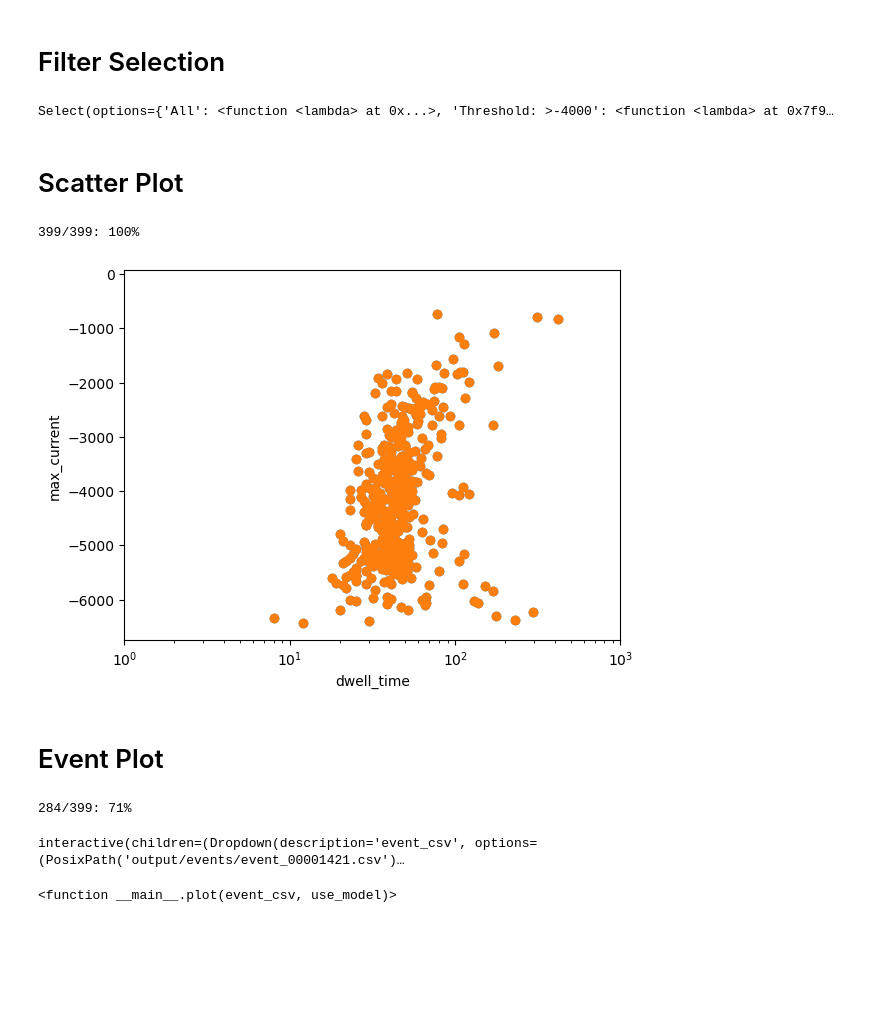
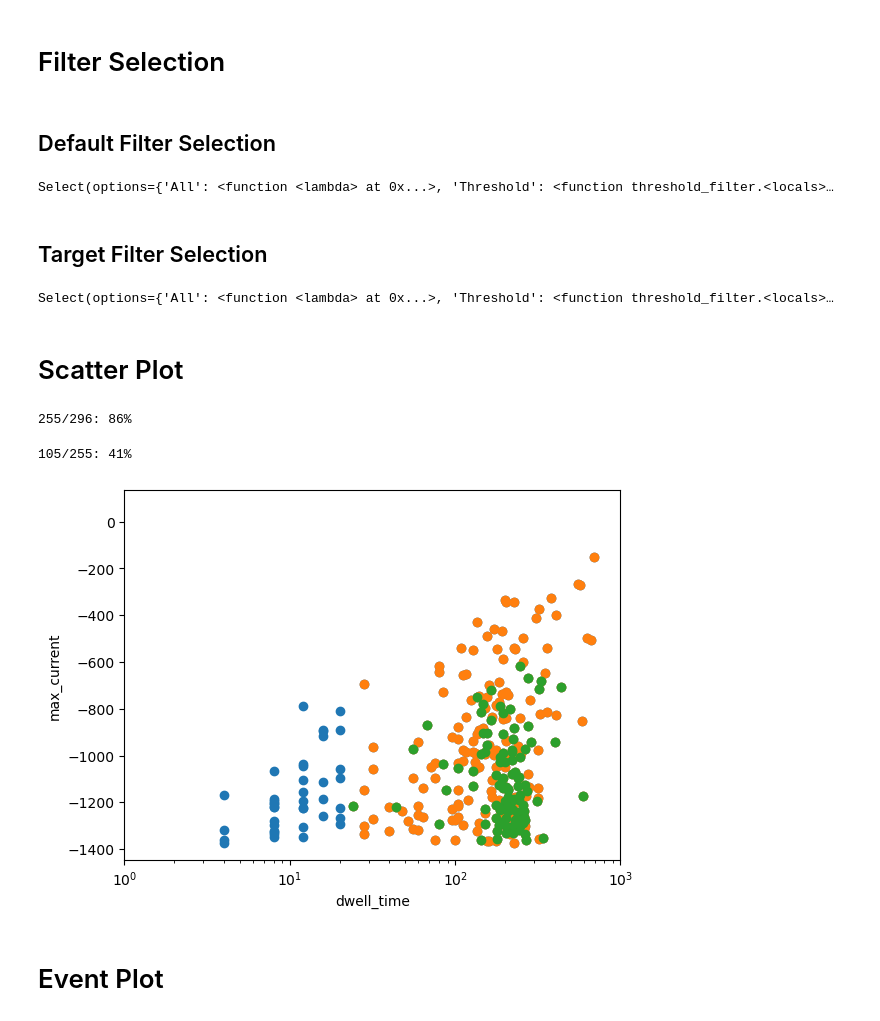
Before and after one commit to anabanted/ana_nanopore_analyzer, a Jupyter notebook: show_event.ipynb, the cells around one changed output. Saved outputs shown, nothing was run; the diff lists cells and outputs as text; code cells hidden in the pictures; blank space fills up the shorter version.

Commit message:
fix bug and use default filter

```diff
--- a/show_event.ipynb
+++ b/show_event.ipynb
@@ -15,11 +15,14 @@ def filter_events(event_filter, event_list):
     print(f"{len(filtered_events)}/{len(event_list)}: {int(len(filtered_events)/len(event_list)*100)}%")
     return filtered_events
 
-def plot_scatter(event_filter):
+def plot_scatter(event_filter, default_filter=lambda x: True, right=1000):
     all_events = event_list(events_path.value)
-    filtered_events = filter_events(event_filter, all_events)
-    nanopore_event.AllEvent(all_events).scatter_dwelltime_maxcurrent(threshold=-6500, right=1000)
-    nanopore_event.AllEvent(filtered_events).scatter_dwelltime_maxcurrent(threshold=-6500, right=1000)
+    filtered_events = filter_events(default_filter, all_events)
+    target_events = filter_events(event_filter, filtered_events)
+    nanopore_event.AllEvent(all_events).scatter_dwelltime_maxcurrent(right=right)
+    nanopore_event.AllEvent(filtered_events).scatter_dwelltime_maxcurrent(right=right)
+    nanopore_event.AllEvent(target_events).scatter_dwelltime_maxcurrent(right=right)
+
 
 def plot_event(event_path):
     event = nanopore_event.Event(event_path)
@@ -44,25 +47,44 @@ display(Kmax)
 [interactive output not drawn]
 # %% [markdown]
 # Filter Selection
+# %% [markdown]
+## Default Filter Selection
 # %%
 all_filter = lambda event_path: True
-threshold_filter = lambda event_path: nanopore_event.Event(event_path).max_current()>-4000
+
+def threshold_filter(threshold):
+    return lambda event_path: nanopore_event.Event(event_path).max_current()>threshold
 
 def n_peak_filter(n):
     return lambda event_path: nanopore_event.Event(event_path).count_peak(Kmax=Kmax.value) == n
 
-filter_dict = {"All": all_filter, "Threshold: >-4000": threshold_filter, "Two Peak": n_peak_filter(2)}
-filter_widget = Select(options=filter_dict)
-display(filter_widget)
+def dwell_time_filter(dt):
+    return lambda event_path: nanopore_event.Event(event_path).dwell_time()>dt
+
+
+filter_dict = {"All": all_filter,
+               "Threshold": threshold_filter(-3400),
+               "Two Peak": n_peak_filter(2),
+               "Dwell Time": dwell_time_filter(20)}
+default_filter_widget = Select(options=filter_dict)
+display(default_filter_widget)
 # %% [output]
-Select(options={'All': <function <lambda> at 0x...>, 'Threshold: >-4000': <function <lambda> at 0x7f9…
+Select(options={'All': <function <lambda> at 0x...>, 'Threshold': <function threshold_filter.<locals>…
+# %% [markdown]
+## Target Filter Selection
+# %%
+filter_widget = Select(options=filter_dict)
+display(filter_widget)
+# %% [output]
+Select(options={'All': <function <lambda> at 0x...>, 'Threshold': <function threshold_filter.<locals>…
 # %% [markdown]
 # Scatter Plot
 # %%
-plot_scatter(filter_widget.value)
+plot_scatter(filter_widget.value, default_filter=default_filter_widget.value)
 # %% [output]
-399/399: 100%
+255/296: 86%
+105/255: 41%
-[figure, old version]
+[figure, new version]
 # %% [markdown]
 # Event Plot
 # %%
@@ -72,8 +94,4 @@ def plot(event_csv, use_model):
     else:
         plot_event(event_csv)
 
-interact(plot, event_csv = filter_events(filter_widget.value, event_list(events_path.value)), use_model=True)
+interact(plot, event_csv = filter_events(lambda events_path: default_filter_widget.value(events_path) and filter_widget.value(events_path), event_list(events_path.value)), use_model=True)
-# %% [output]
-284/399: 71%
-interactive(children=(Dropdown(description='event_csv', options=(PosixPath('output/events/event_00001421.csv')…
-<function __main__.plot(event_csv, use_model)>
```
Also changed, not shown: 2 other files.
